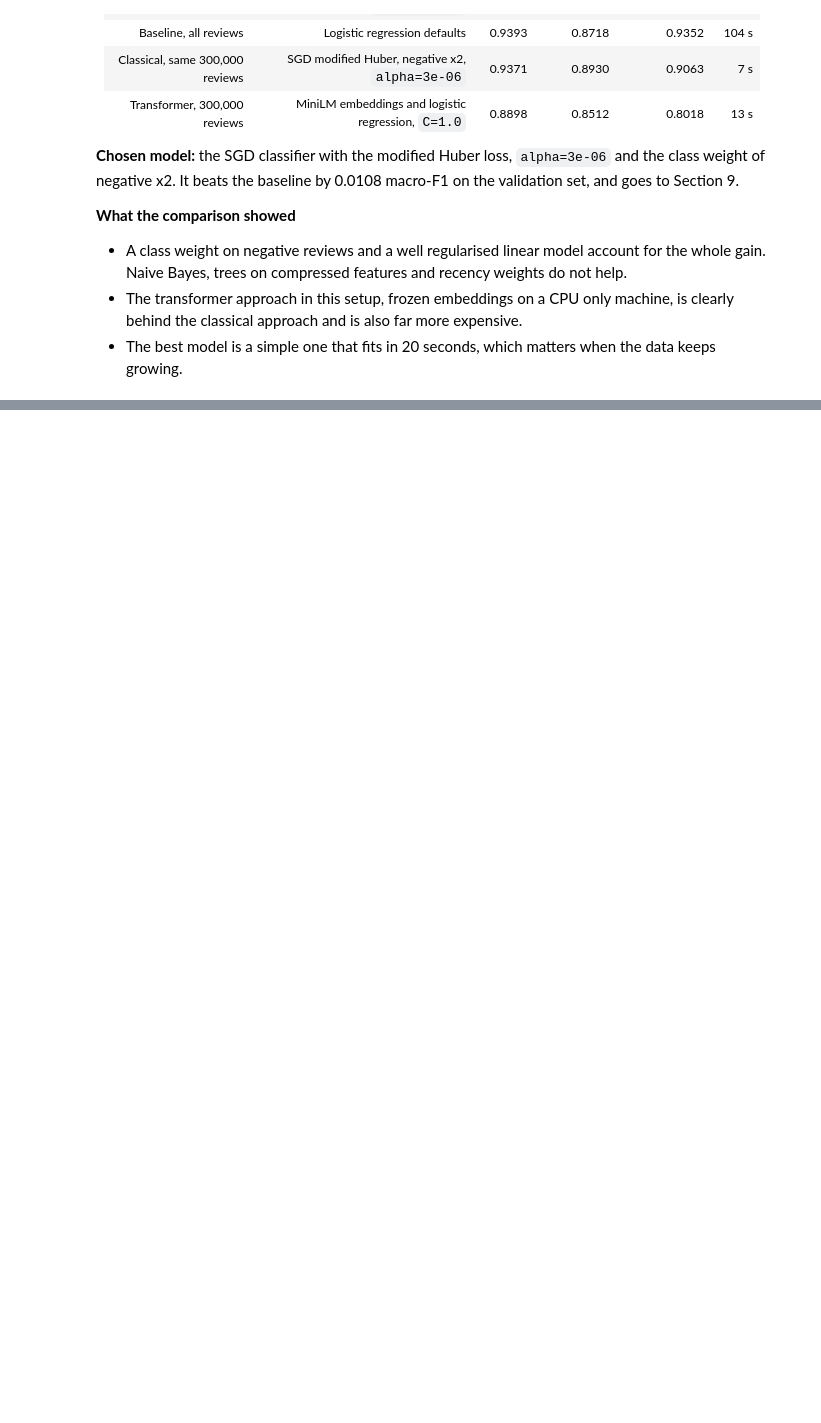
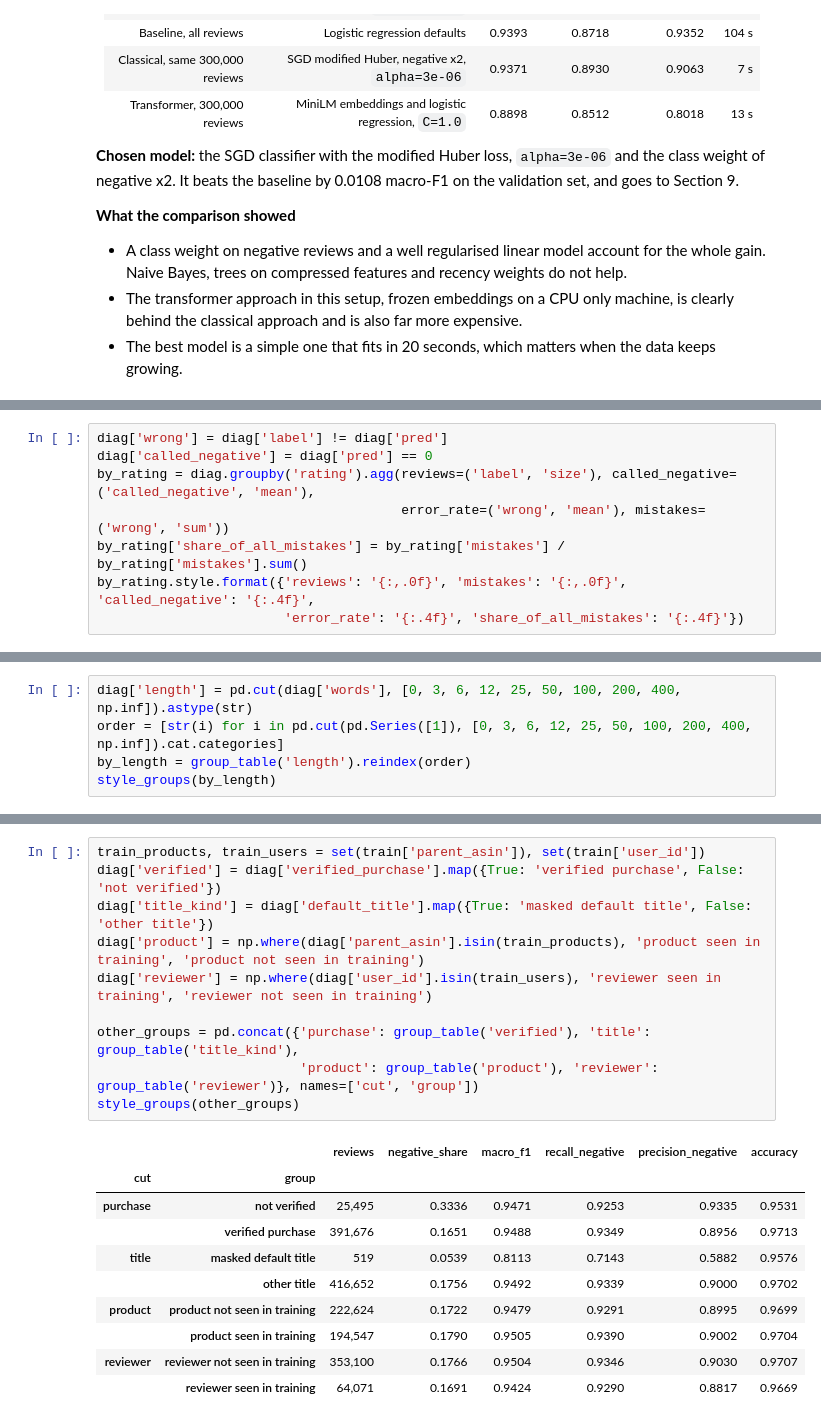
Before and after one commit to Virtuozs/MLOps2-pertemuan1-sentiment-classification, a Jupyter notebook: notebook.ipynb, the cells around one changed output, grey strips where cells are left out. Saved outputs shown, nothing was run; the diff lists cells and outputs as text; blank space fills up the shorter version.

```diff
--- a/notebook.ipynb
+++ b/notebook.ipynb
@@ -2911,0 +3162,8 @@ one example: Really? . Is anyone besides scalpers allowed to buy these? It's ver
+# %%
+diag['wrong'] = diag['label'] != diag['pred']
+diag['called_negative'] = diag['pred'] == 0
+by_rating = diag.groupby('rating').agg(reviews=('label', 'size'), called_negative=('called_negative', 'mean'),
+                                       error_rate=('wrong', 'mean'), mistakes=('wrong', 'sum'))
+by_rating['share_of_all_mistakes'] = by_rating['mistakes'] / by_rating['mistakes'].sum()
+by_rating.style.format({'reviews': '{:,.0f}', 'mistakes': '{:,.0f}', 'called_negative': '{:.4f}',
+                        'error_rate': '{:.4f}', 'share_of_all_mistakes': '{:.4f}'})
@@ -2911,0 +3188,5 @@ one example: Really? . Is anyone besides scalpers allowed to buy these? It's ver
+# %%
+diag['length'] = pd.cut(diag['words'], [0, 3, 6, 12, 25, 50, 100, 200, 400, np.inf]).astype(str)
+order = [str(i) for i in pd.cut(pd.Series([1]), [0, 3, 6, 12, 25, 50, 100, 200, 400, np.inf]).cat.categories]
+by_length = group_table('length').reindex(order)
+style_groups(by_length)
@@ -2911,0 +3220,21 @@ one example: Really? . Is anyone besides scalpers allowed to buy these? It's ver
+# %%
+train_products, train_users = set(train['parent_asin']), set(train['user_id'])
+diag['verified'] = diag['verified_purchase'].map({True: 'verified purchase', False: 'not verified'})
+diag['title_kind'] = diag['default_title'].map({True: 'masked default title', False: 'other title'})
+diag['product'] = np.where(diag['parent_asin'].isin(train_products), 'product seen in training', 'product not seen in training')
+diag['reviewer'] = np.where(diag['user_id'].isin(train_users), 'reviewer seen in training', 'reviewer not seen in training')
+
+other_groups = pd.concat({'purchase': group_table('verified'), 'title': group_table('title_kind'),
+                          'product': group_table('product'), 'reviewer': group_table('reviewer')}, names=['cut', 'group'])
+style_groups(other_groups)
+# %% [output]
+|  |  | reviews | negative_share | macro_f1 | recall_negative | precision_negative | accuracy |
+| cut | group |  |  |  |  |  |  |
+| purchase | not verified | 25,495 | 0.3336 | 0.9471 | 0.9253 | 0.9335 | 0.9531 |
+|  | verified purchase | 391,676 | 0.1651 | 0.9488 | 0.9349 | 0.8956 | 0.9713 |
+| title | masked default title | 519 | 0.0539 | 0.8113 | 0.7143 | 0.5882 | 0.9576 |
+|  | other title | 416,652 | 0.1756 | 0.9492 | 0.9339 | 0.9000 | 0.9702 |
+| product | product not seen in training | 222,624 | 0.1722 | 0.9479 | 0.9291 | 0.8995 | 0.9699 |
+|  | product seen in training | 194,547 | 0.1790 | 0.9505 | 0.9390 | 0.9002 | 0.9704 |
+| reviewer | reviewer not seen in training | 353,100 | 0.1766 | 0.9504 | 0.9346 | 0.9030 | 0.9707 |
+|  | reviewer seen in training | 64,071 | 0.1691 | 0.9424 | 0.9290 | 0.8817 | 0.9669 |
```
Also changed, not shown: parts of 31 cells of this notebook.
